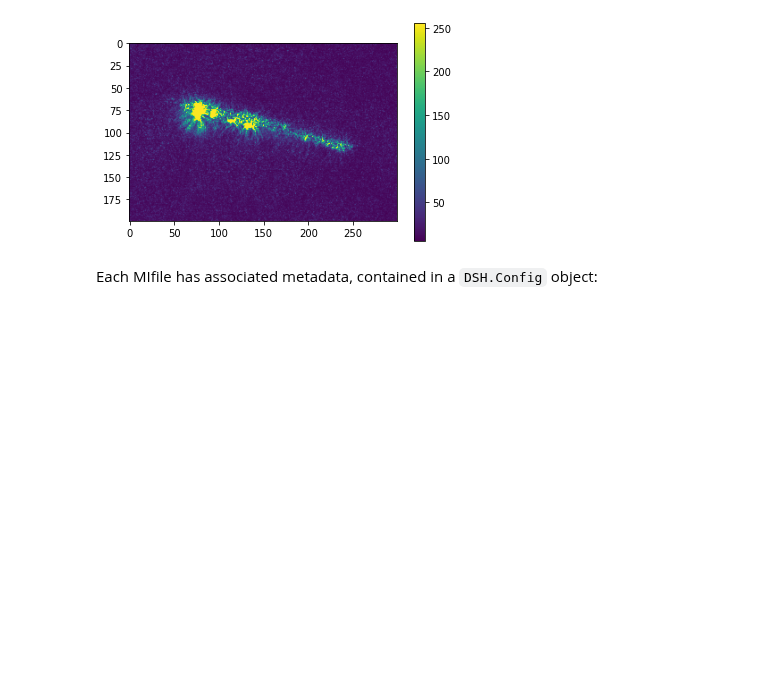
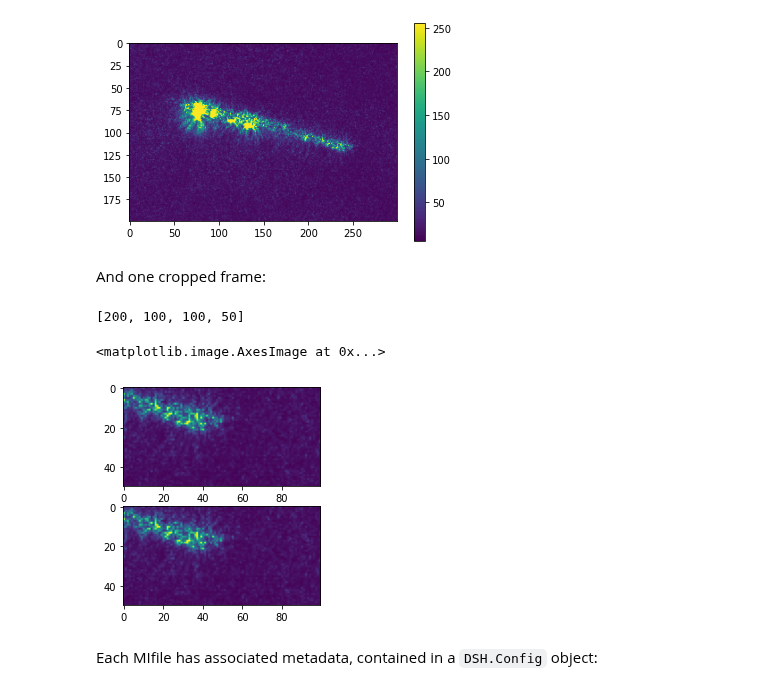
Before and after one commit to steaime/DSHpy, a Jupyter notebook: tutorial1_mifiles.ipynb, the cells around one changed output. Drawn from its saved outputs; the diff is of its cells as text; code cells hidden in the pictures; blank space fills up the shorter version.

````diff
--- a/tutorial1_mifiles.ipynb
+++ b/tutorial1_mifiles.ipynb
@@ -95,12 +103,27 @@ print(mi_file)
 To get a feeling of what's inside the MIfile let's display one random frame:
 # %%
 mi_file.OpenForReading()
-sample_ROI = mi_file.GetImage(0)
-plt.imshow(sample_ROI)
+full_frame = mi_file.GetImage(0)
+plt.imshow(full_frame)
 plt.colorbar()
 # %% [output]
 <matplotlib.colorbar.Colorbar at 0x...>
 [figure]
+# %% [markdown]
+And one cropped frame:
+# %%
+test_ROI = mi_file.ValidateROI([200, 100, -1, 50])
+test_ROI
+# %% [output]
+[200, 100, 100, 50]
+# %%
+cropped_img = mi_file.GetImage(0, cropROI=test_ROI)
+fig, ax = plt.subplots(nrows=2)
+ax[0].imshow(cropped_img)
+ax[1].imshow(full_frame[test_ROI[1]:test_ROI[1]+test_ROI[3],test_ROI[0]:test_ROI[0]+test_ROI[2]])
+# %% [output]
+<matplotlib.image.AxesImage at 0x...>
+[figure, added]
 # %% [markdown]
 Each MIfile has associated metadata, contained in a ```DSH.Config``` object:
 # %%
````
Also changed, not shown: parts of 4 cells of this notebook, 7 other files.
